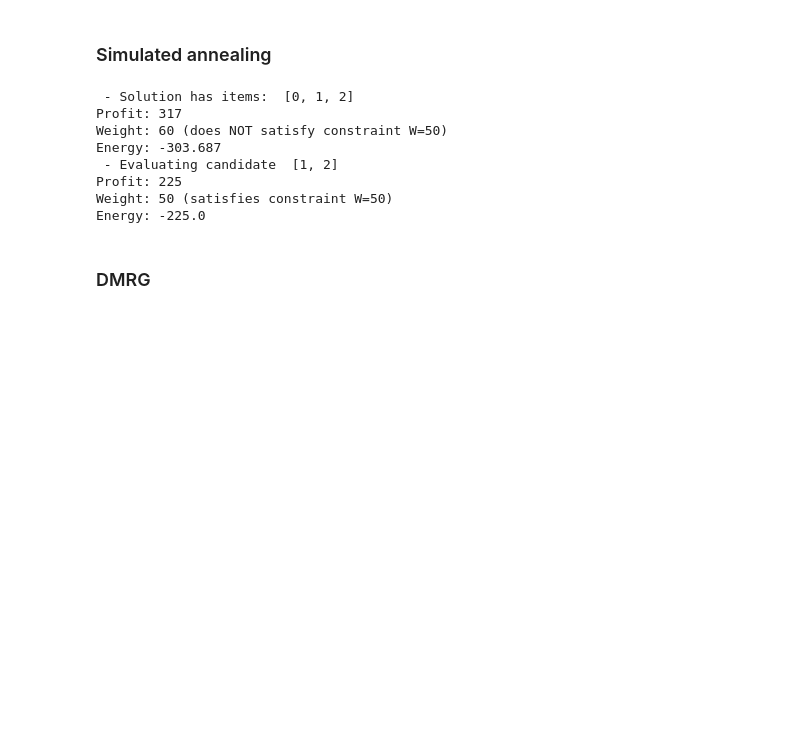
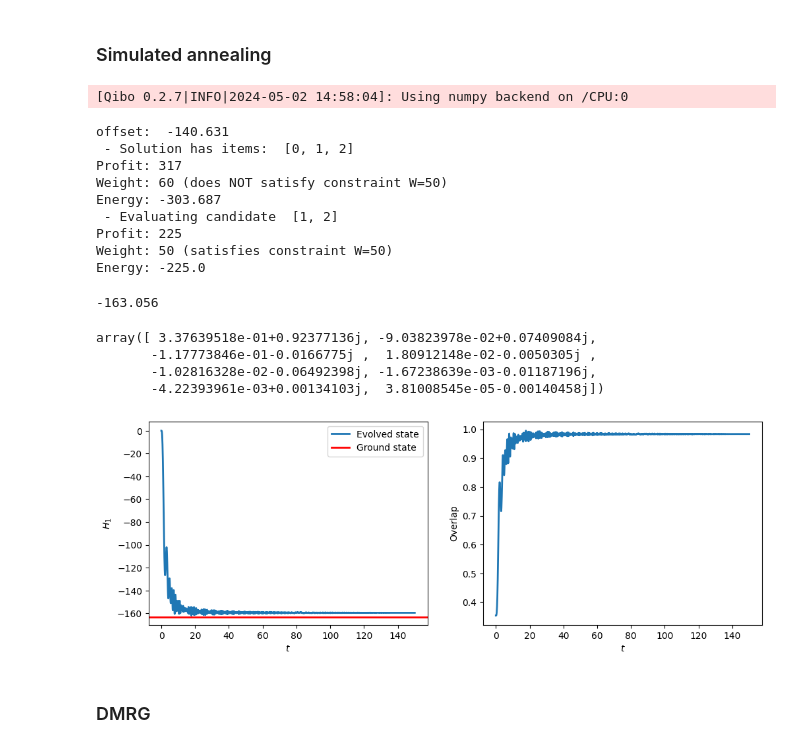
Before and after one commit to MiquelAlberti2/Quantum-annealing-and-tensor-networks, a Jupyter notebook: solutions.ipynb, the cells around one changed output. Drawn from its saved outputs; the diff is of its cells as text; code cells hidden in the pictures; blank space fills up the shorter version.

Commit message:
qibo annealing

```diff
--- a/solutions.ipynb
+++ b/solutions.ipynb
@@ -23,18 +23,30 @@ Energy: -225.0
 from Annealing_ham.QKP_ham import QKP_Hamiltonian
 
 H_solver = QKP_Hamiltonian(W_capacity, weights, values)
-H_solver.run_simulated_annealing()
+H_solver.run_simulated_annealing_neal()
 H_solver.show_results()
 
 H_solver.energy_of_items([1,2])
 # %% [output]
- - Solution has items:  [0, 1, 2]
-Profit: 317
-Weight: 60 (does NOT satisfy constraint W=50)
-Energy: -303.687
- - Evaluating candidate  [1, 2]
-Profit: 225
-Weight: 50 (satisfies constraint W=50)
-Energy: -225.0
+[Qibo 0.2.7|INFO|2024-05-02 14:58:04]: Using numpy backend on /CPU:0
+offset:  -140.631
+ - Solution has items:  [0, 1, 2]
+Profit: 317
+Weight: 60 (does NOT satisfy constraint W=50)
+Energy: -303.687
+ - Evaluating candidate  [1, 2]
+Profit: 225
+Weight: 50 (satisfies constraint W=50)
+Energy: -225.0
+# %%
+T = 150 # Total time of the adiabatic evolution.
+H_solver.run_simulated_annealing_qibo(T)
+# %% [output]
+-163.056
+array([ 3.37639518e-01+0.92377136j, -9.03823978e-02+0.07409084j,
+       -1.17773846e-01-0.0166775j ,  1.80912148e-02-0.0050305j ,
+       -1.02816328e-02-0.06492398j, -1.67238639e-03-0.01187196j,
+       -4.22393961e-03+0.00134103j,  3.81008545e-05-0.00140458j])
+[figure, added]
 # %% [markdown]
 ### DMRG
```
Also changed, not shown: 2 other files.
